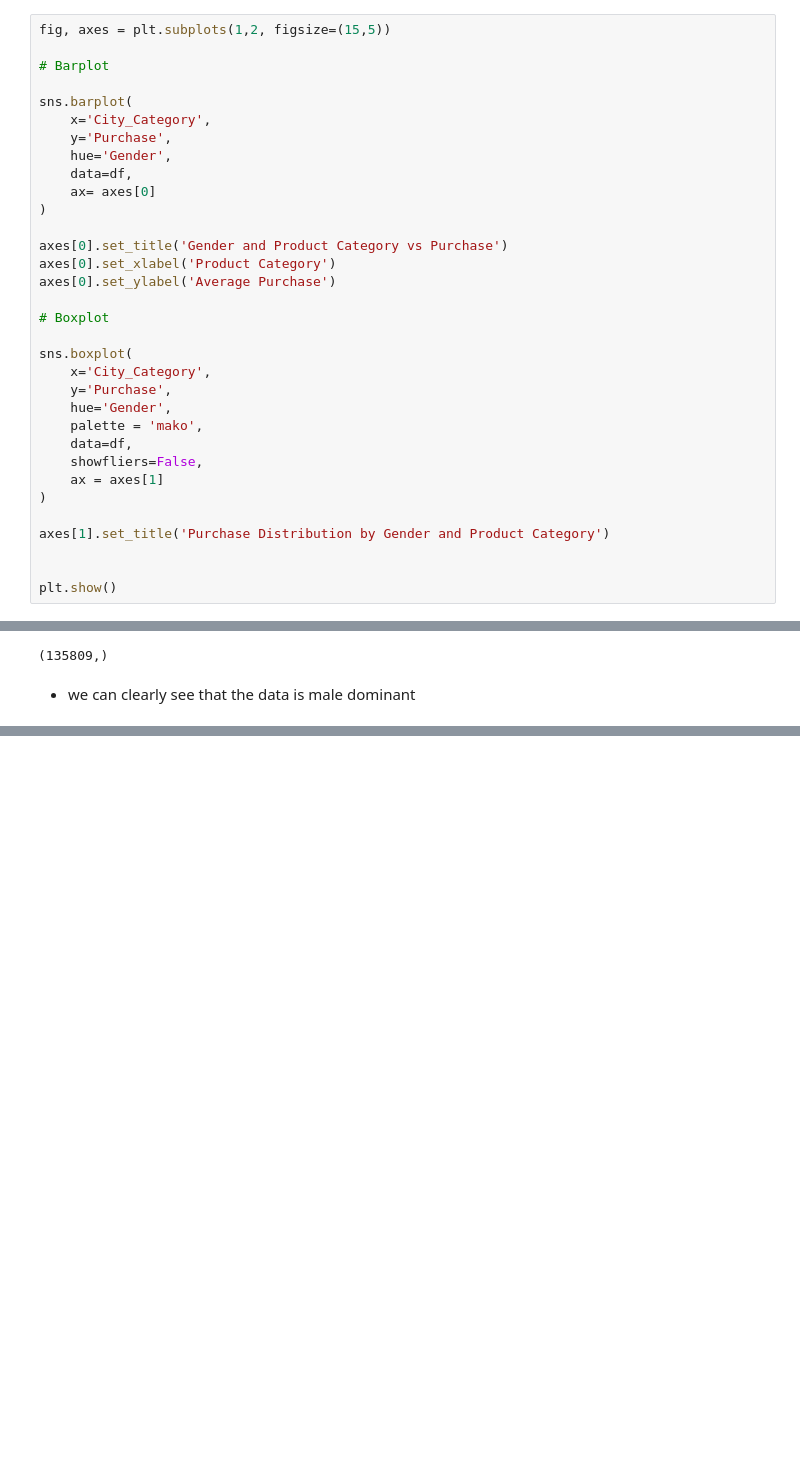
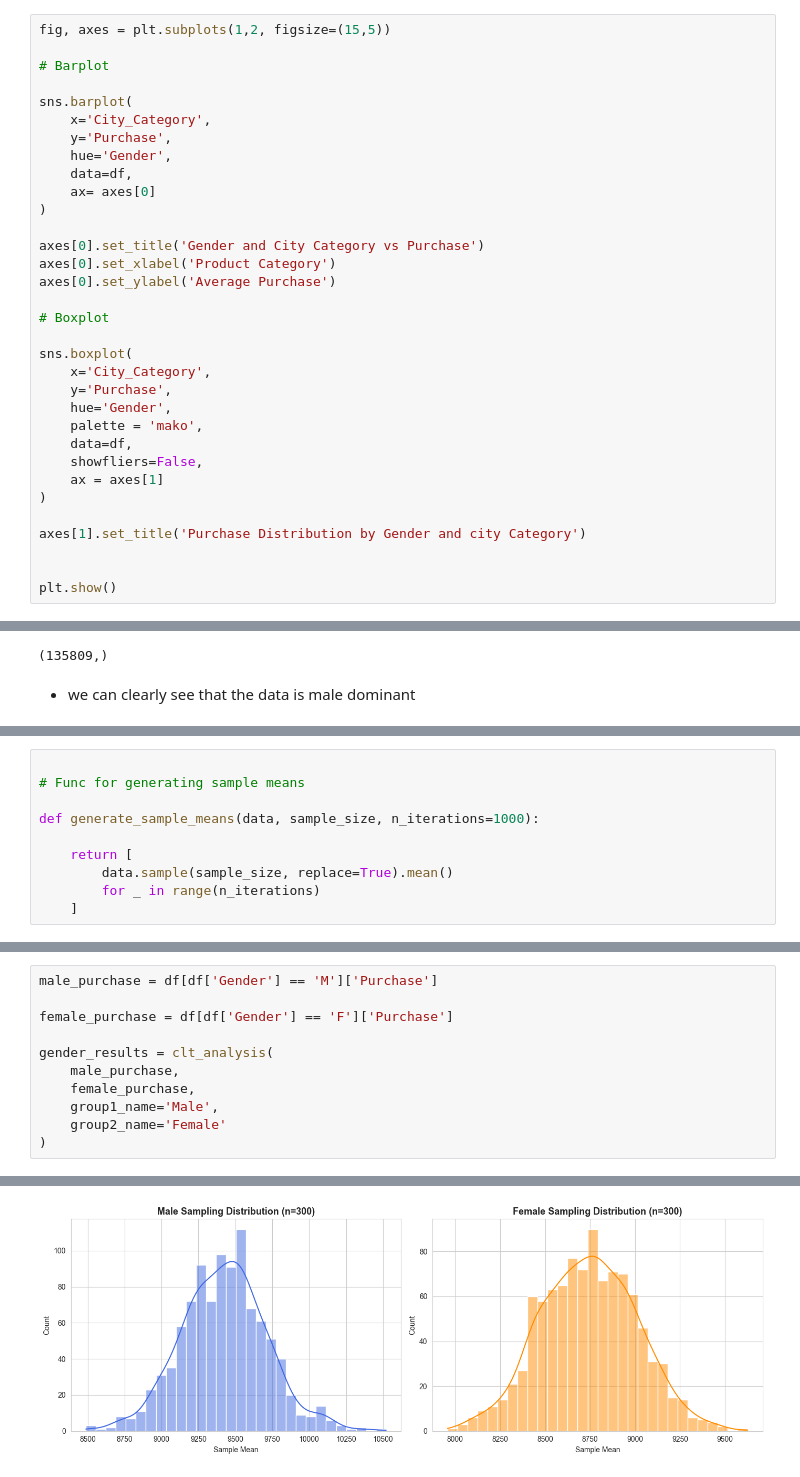
Before and after one commit to Adi-Deshmukh/Wallmart-case_ML, a Jupyter notebook: Walmart_BC.ipynb, the cells around one changed output, grey strips where cells are left out. Drawn from its saved outputs; the diff is of its cells as text; blank space fills up the shorter version.

Commit message:
Compelted CLT Analysis

```diff
--- a/Walmart_BC.ipynb
+++ b/Walmart_BC.ipynb
@@ -868,7 +868,7 @@ sns.barplot(
     ax= axes[0]
 )
 
-axes[0].set_title('Gender and Product Category vs Purchase')
+axes[0].set_title('Gender and City Category vs Purchase')
 axes[0].set_xlabel('Product Category')
 axes[0].set_ylabel('Average Purchase')
 
@@ -884,7 +884,7 @@ sns.boxplot(
     ax = axes[1]
 )
 
-axes[1].set_title('Purchase Distribution by Gender and Product Category')
+axes[1].set_title('Purchase Distribution by Gender and city Category')
 
 
 plt.show()
@@ -1292,0 +930,10 @@ FINAL RESULTS TABLE
+# %%
+
+# Func for generating sample means
+
+def generate_sample_means(data, sample_size, n_iterations=1000):
+
+    return [
+        data.sample(sample_size, replace=True).mean()
+        for _ in range(n_iterations)
+    ]
@@ -1292,0 +1239,12 @@ FINAL RESULTS TABLE
+# %%
+male_purchase = df[df['Gender'] == 'M']['Purchase']
+
+female_purchase = df[df['Gender'] == 'F']['Purchase']
+
+gender_results = clt_analysis(
+    male_purchase,
+    female_purchase,
+    group1_name='Male',
+    group2_name='Female'
+)
+# %% [output]
@@ -1292,0 +1268 @@ FINAL RESULTS TABLE
+[figure, added]
```
Also changed, not shown: parts of 17 cells of this notebook.
